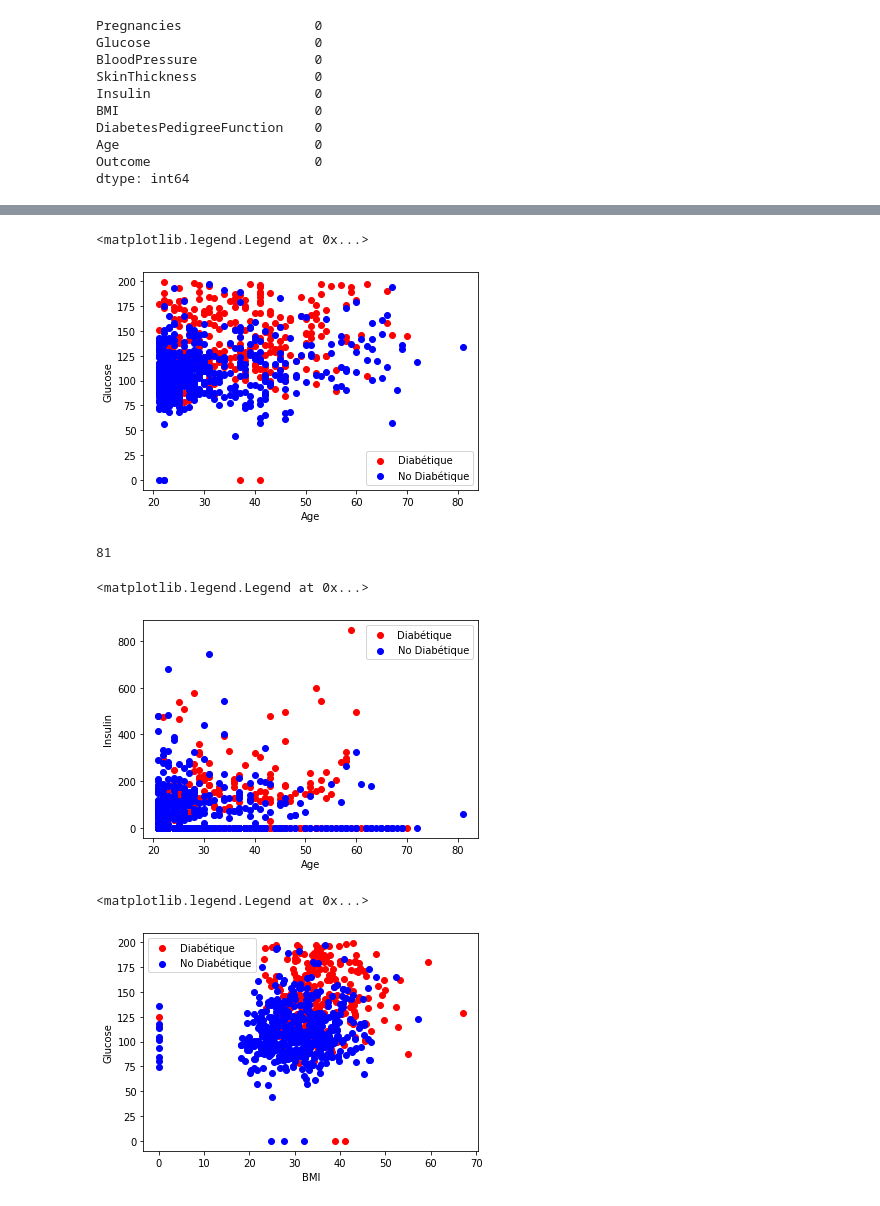
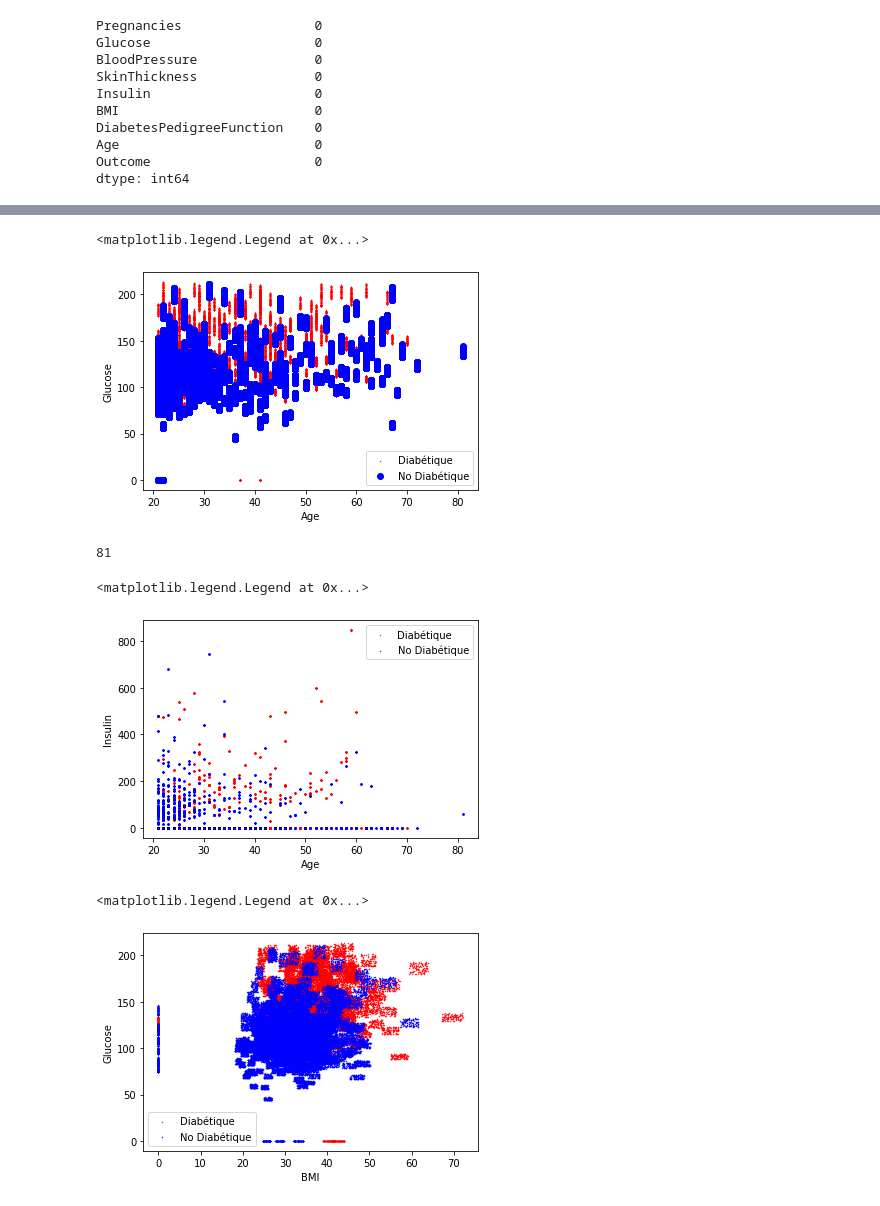
Before and after one commit to Lounes-Kheris98/diabete.predict, a Jupyter notebook: Predict_Diabets_OA.ipynb, the cells around one changed output, grey strips where cells are left out. Cells and saved outputs as stored; diff of their text form; code cells hidden in the pictures.

```diff
--- a/Predict_Diabets_OA.ipynb
+++ b/Predict_Diabets_OA.ipynb
@@ -17,5 +17,5 @@ Saving diabetes.csv to diabetes (1).csv
 # %%
-dataset = pd.read_csv('diabetes.csv')
+dataset = pd.read_csv('diabetes75pc_100_times.csv')
 dataset.head(n=5)
 # %% [output]
 |  | Pregnancies | Glucose | BloodPressure | SkinThickness | Insulin | BMI | DiabetesPedigreeFunction | Age | ... |
@@ -102,32 +102,32 @@ Text(0, 0.5, 'Count')
 # %%
-plt.scatter(dataset[dataset.Outcome==1].Age,dataset[dataset.Outcome==1].Glucose,label="Diabétique",c="r")
+plt.scatter(dataset[dataset.Outcome==1].Age,dataset[dataset.Outcome==1].Glucose,label="Diabétique",c="r",s=0.2)
 plt.scatter(dataset[dataset.Outcome==0].Age,dataset[dataset.Outcome==0].Glucose,label="No Diabétique",c="b")
 plt.xlabel("Age")
 plt.ylabel("Glucose")
 plt.legend()
 # %% [output]
 <matplotlib.legend.Legend at 0x...>
-[figure, old version]
+[figure, new version]
 # %%
 dataset['Age'].max()
 # %% [output]
 81
 # %%
-plt.scatter(dataset[dataset.Outcome==1].Age,dataset[dataset.Outcome==1].Insulin,label="Diabétique",c="r")
-plt.scatter(dataset[dataset.Outcome==0].Age,dataset[dataset.Outcome==0].Insulin,label="No Diabétique",c="b")
+plt.scatter(dataset[dataset.Outcome==1].Age,dataset[dataset.Outcome==1].Insulin,label="Diabétique",c="r",s=0.2)
+plt.scatter(dataset[dataset.Outcome==0].Age,dataset[dataset.Outcome==0].Insulin,label="No Diabétique",c="b",s=0.2)
 plt.xlabel("Age")
 plt.ylabel("Insulin")
 plt.legend()
 # %% [output]
 <matplotlib.legend.Legend at 0x...>
-[figure, old version]
+[figure, new version]
 # %%
-plt.scatter(dataset[dataset.Outcome==1].BMI,dataset[dataset.Outcome==1].Glucose,label="Diabétique",c="r")
-plt.scatter(dataset[dataset.Outcome==0].BMI,dataset[dataset.Outcome==0].Glucose,label="No Diabétique",c="b")
+plt.scatter(dataset[dataset.Outcome==1].BMI,dataset[dataset.Outcome==1].Glucose,label="Diabétique",c="r",s=0.2)
+plt.scatter(dataset[dataset.Outcome==0].BMI,dataset[dataset.Outcome==0].Glucose,label="No Diabétique",c="b",s=0.2)
 plt.xlabel("BMI")
 plt.ylabel("Glucose")
 plt.legend()
 # %% [output]
 <matplotlib.legend.Legend at 0x...>
-[figure, old version]
+[figure, new version]
 # %%
```
Also changed, not shown: parts of 34 cells of this notebook.
